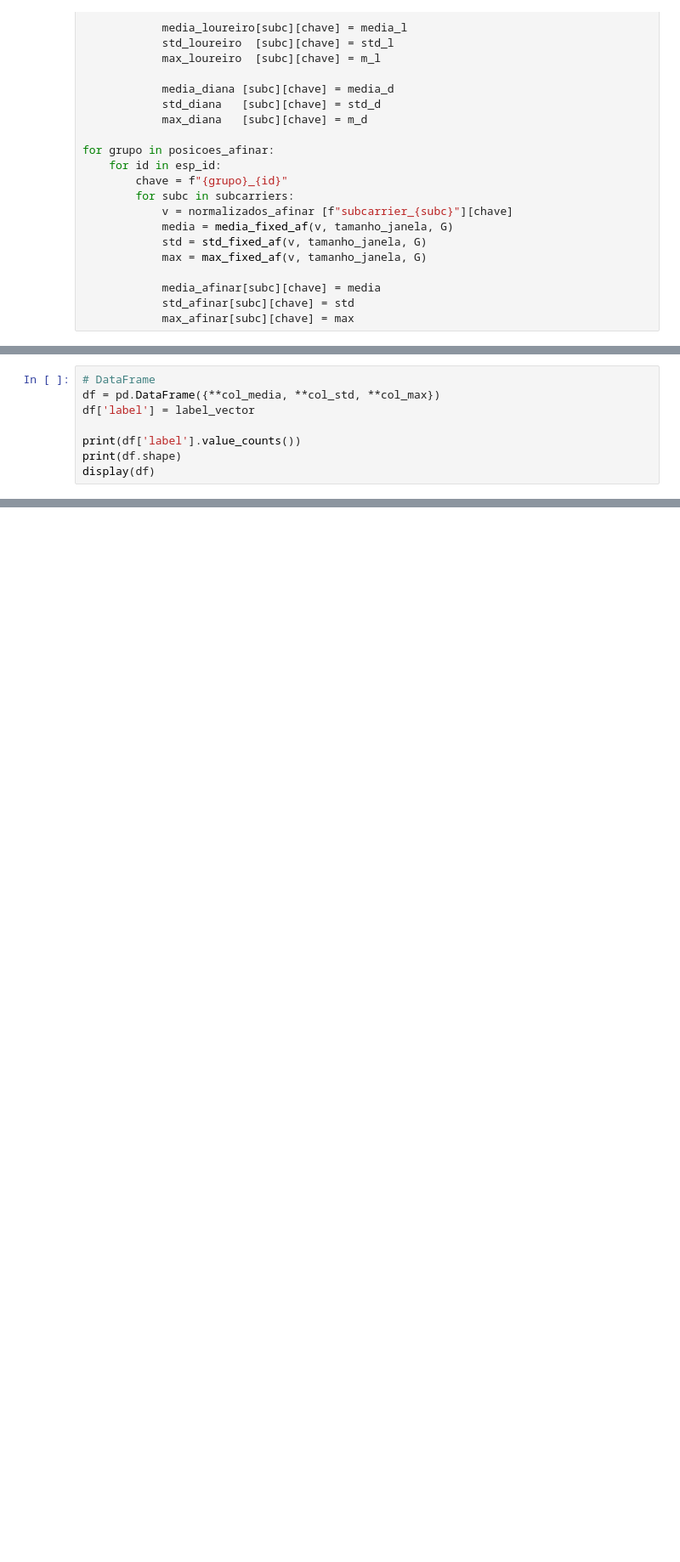
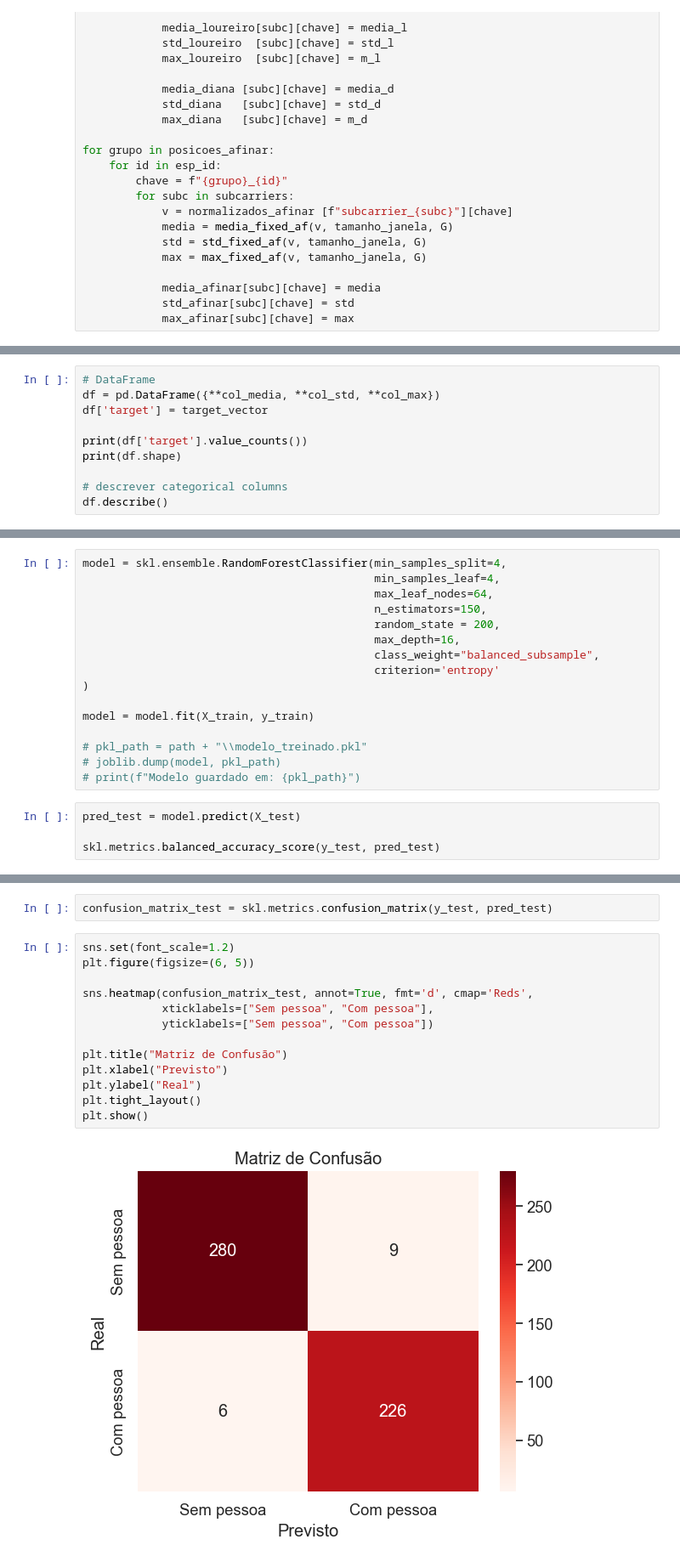
Before and after one commit to pedro-nuno-monteiro/thesis-project, a Jupyter notebook: Wi-Fi-Sensing-[meu].ipynb, the cells around one changed output, grey strips where cells are left out. Shown at 85% size. Saved outputs shown, nothing was run; the diff lists cells and outputs as text; blank space fills up the shorter version.

Commit message:
finish code clean
Missing
- clean some prints statements (for debugging)
- add grid search on ML (it could be better)

```diff
--- a/Wi-Fi-Sensing-[meu].ipynb
+++ b/Wi-Fi-Sensing-[meu].ipynb
@@ -544,8 +601,10 @@ label_vector[n_zero:] = 1  # a partir do índice n_zero, coloca 1 (com pessoa)
 # %%
 # DataFrame
 df = pd.DataFrame({**col_media, **col_std, **col_max})
-df['label'] = label_vector
+df['target'] = target_vector
 
-print(df['label'].value_counts())
+print(df['target'].value_counts())
 print(df.shape)
-display(df)
+
+# descrever categorical columns
+df.describe()
@@ -551,0 +661,20 @@ display(df)
+# %%
+model = skl.ensemble.RandomForestClassifier(min_samples_split=4,
+                                            min_samples_leaf=4,
+                                            max_leaf_nodes=64,
+                                            n_estimators=150,
+                                            random_state = 200,
+                                            max_depth=16,
+                                            class_weight="balanced_subsample",
+                                            criterion='entropy'
+)
+
+model = model.fit(X_train, y_train)
+
+# pkl_path = path + "\\modelo_treinado.pkl"
+# joblib.dump(model, pkl_path)
+# print(f"Modelo guardado em: {pkl_path}")
+# %%
+pred_test = model.predict(X_test)
+
+skl.metrics.balanced_accuracy_score(y_test, pred_test)
@@ -551,0 +685,17 @@ display(df)
+# %%
+confusion_matrix_test = skl.metrics.confusion_matrix(y_test, pred_test)
+# %%
+sns.set(font_scale=1.2)
+plt.figure(figsize=(6, 5))
+
+sns.heatmap(confusion_matrix_test, annot=True, fmt='d', cmap='Reds',
+            xticklabels=["Sem pessoa", "Com pessoa"],
+            yticklabels=["Sem pessoa", "Com pessoa"])
+
+plt.title("Matriz de Confusão")
+plt.xlabel("Previsto")
+plt.ylabel("Real")
+plt.tight_layout()
+plt.show()
+# %% [output]
+[figure, added]
```
Also changed, not shown: parts of 27 cells of this notebook.
